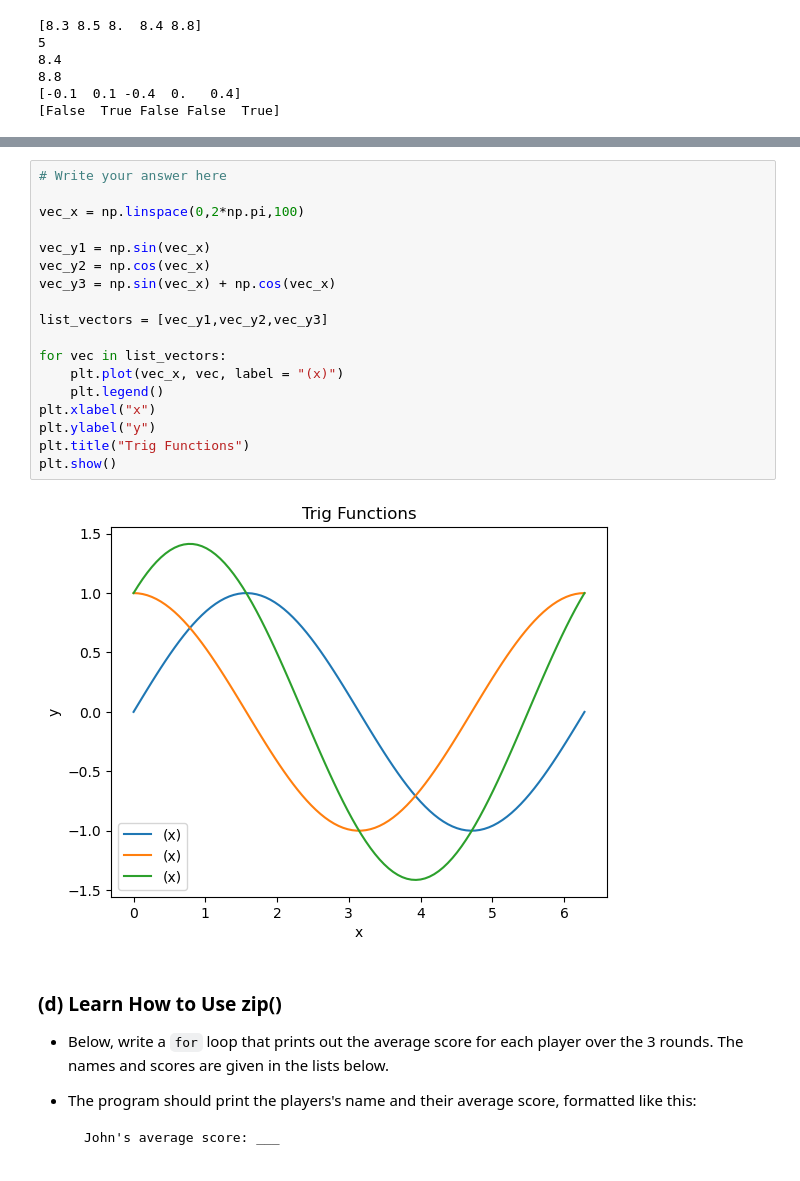
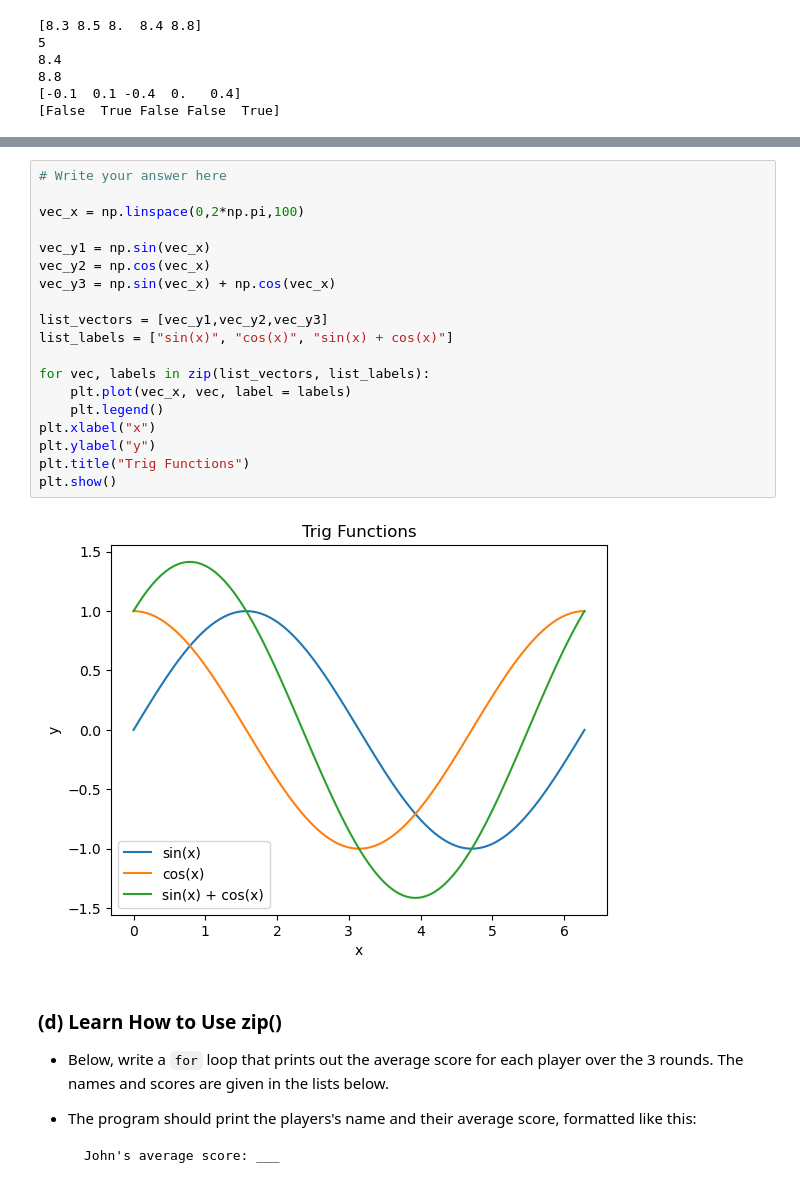
Before and after one commit to jscpauig/datasci151spring2026, a Jupyter notebook: _assignments/assignment_4/Assignment4 copy.ipynb, the cells around one changed output, grey strips where cells are left out. Cells and saved outputs as stored; diff of their text form.

```diff
--- a/_assignments/assignment_4/Assignment4 copy.ipynb
+++ b/_assignments/assignment_4/Assignment4 copy.ipynb
@@ -122,23 +122,24 @@ print(above_average)
 # %%
 # Write your answer here
 
 vec_x = np.linspace(0,2*np.pi,100)
 
 vec_y1 = np.sin(vec_x)
 vec_y2 = np.cos(vec_x)
 vec_y3 = np.sin(vec_x) + np.cos(vec_x)
 
 list_vectors = [vec_y1,vec_y2,vec_y3]
+list_labels = ["sin(x)", "cos(x)", "sin(x) + cos(x)"]
 
-for vec in list_vectors:
-    plt.plot(vec_x, vec, label = "(x)")
+for vec, labels in zip(list_vectors, list_labels):
+    plt.plot(vec_x, vec, label = labels)
     plt.legend()
 plt.xlabel("x")
 plt.ylabel("y")
 plt.title("Trig Functions")
 plt.show()
 # %% [output]
-[figure, old version]
+[figure, new version]
 # %% [markdown]
 ### **(d)** Learn How to Use zip()
 
```
Also changed, not shown: parts of 5 cells of this notebook.
